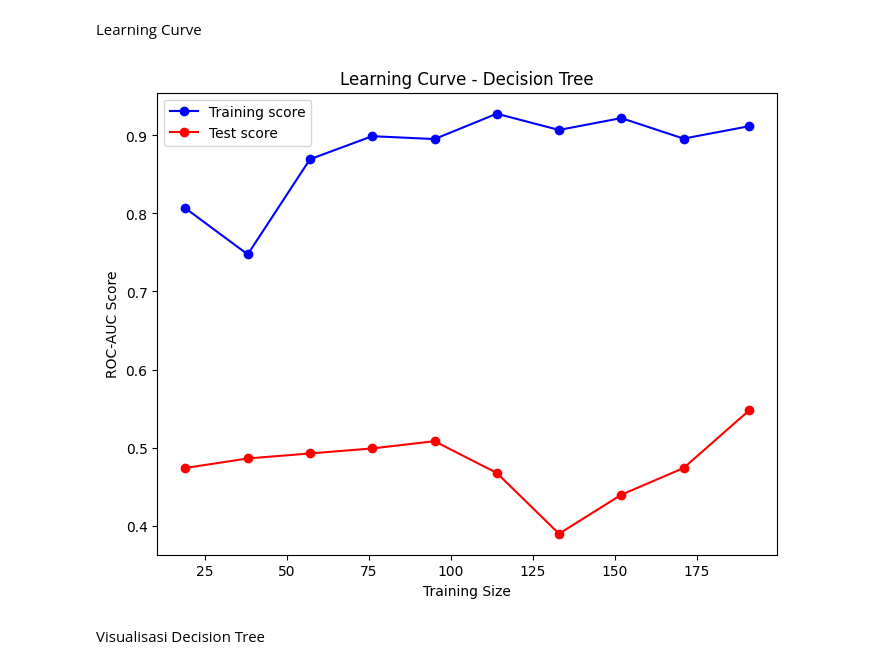
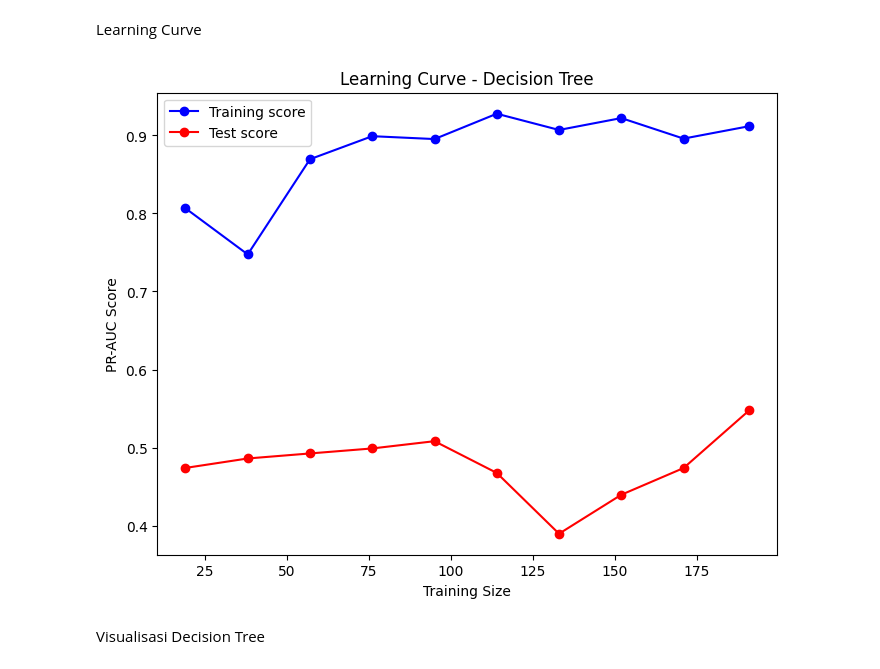
Before and after one commit to ValentinoAbinata/ProyekDataSains, a Jupyter notebook: DecisionTree.ipynb, the cells around one changed output. Drawn from its saved outputs; the diff is of its cells as text; code cells hidden in the pictures.

```diff
--- a/DecisionTree.ipynb
+++ b/DecisionTree.ipynb
@@ -271,23 +271,23 @@ Learning Curve
 # %%
 train_sizes, train_scores, test_scores = learning_curve(
     best_model, X_train, y_train, cv=5, scoring='average_precision', n_jobs=-1, train_sizes=np.linspace(0.1, 1.0, 10)
 )
 
 train_mean = np.mean(train_scores, axis=1)
 train_std = np.std(train_scores, axis=1)
 test_mean = np.mean(test_scores, axis=1)
 test_std = np.std(test_scores, axis=1)
 
 plt.figure(figsize=(8,6))
 plt.plot(train_sizes, train_mean, 'o-', color='blue', label='Training score')
 plt.plot(train_sizes, test_mean, 'o-', color='red', label='Test score')
 plt.title('Learning Curve - Decision Tree')
 plt.xlabel('Training Size')
-plt.ylabel('ROC-AUC Score')
+plt.ylabel('PR-AUC Score')
 plt.legend()
 plt.show()
 # %% [output]
-[figure, old version]
+[figure, new version]
 # %% [markdown]
 Visualisasi Decision Tree
 # %%
```
Also changed, not shown: 1 other file.
